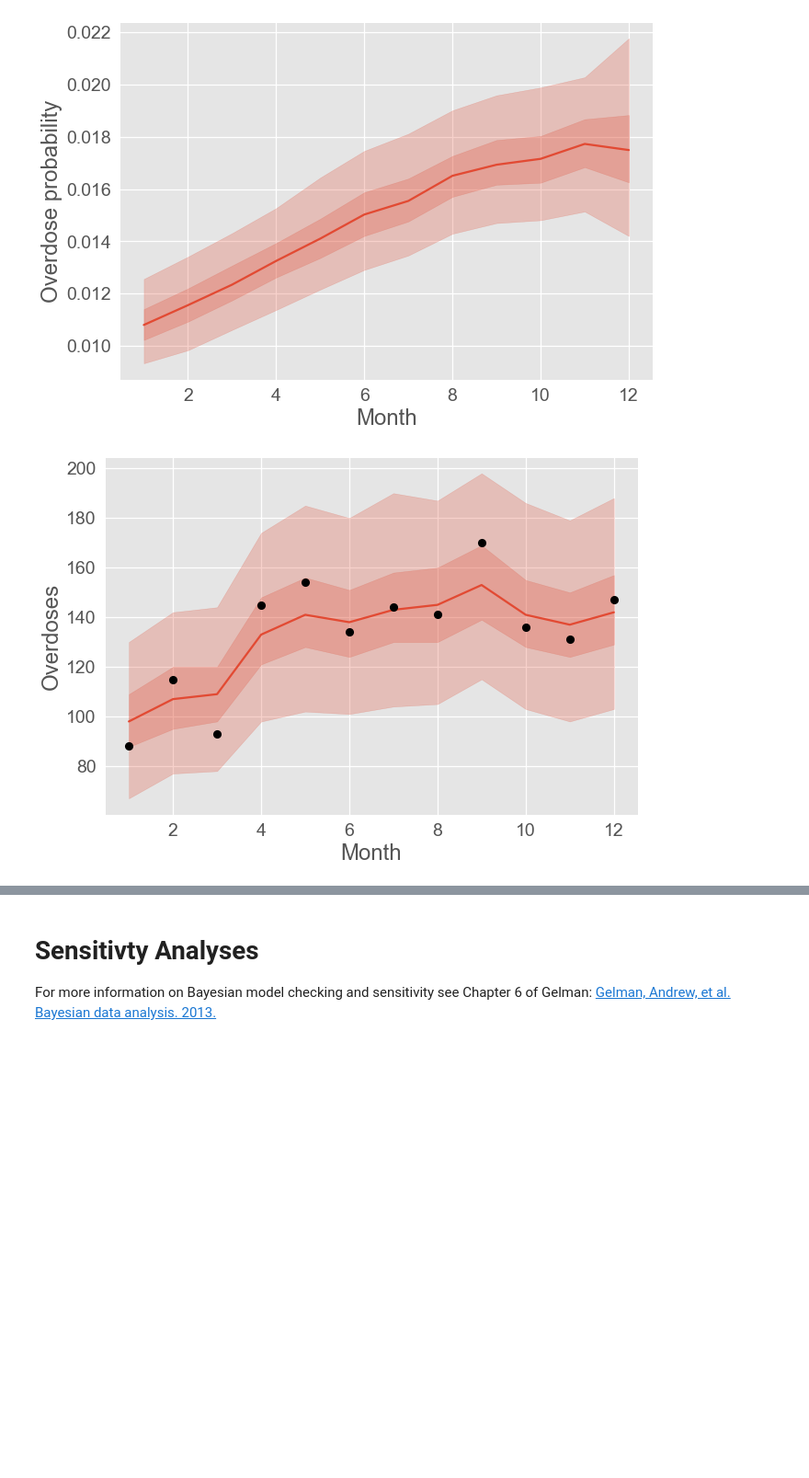
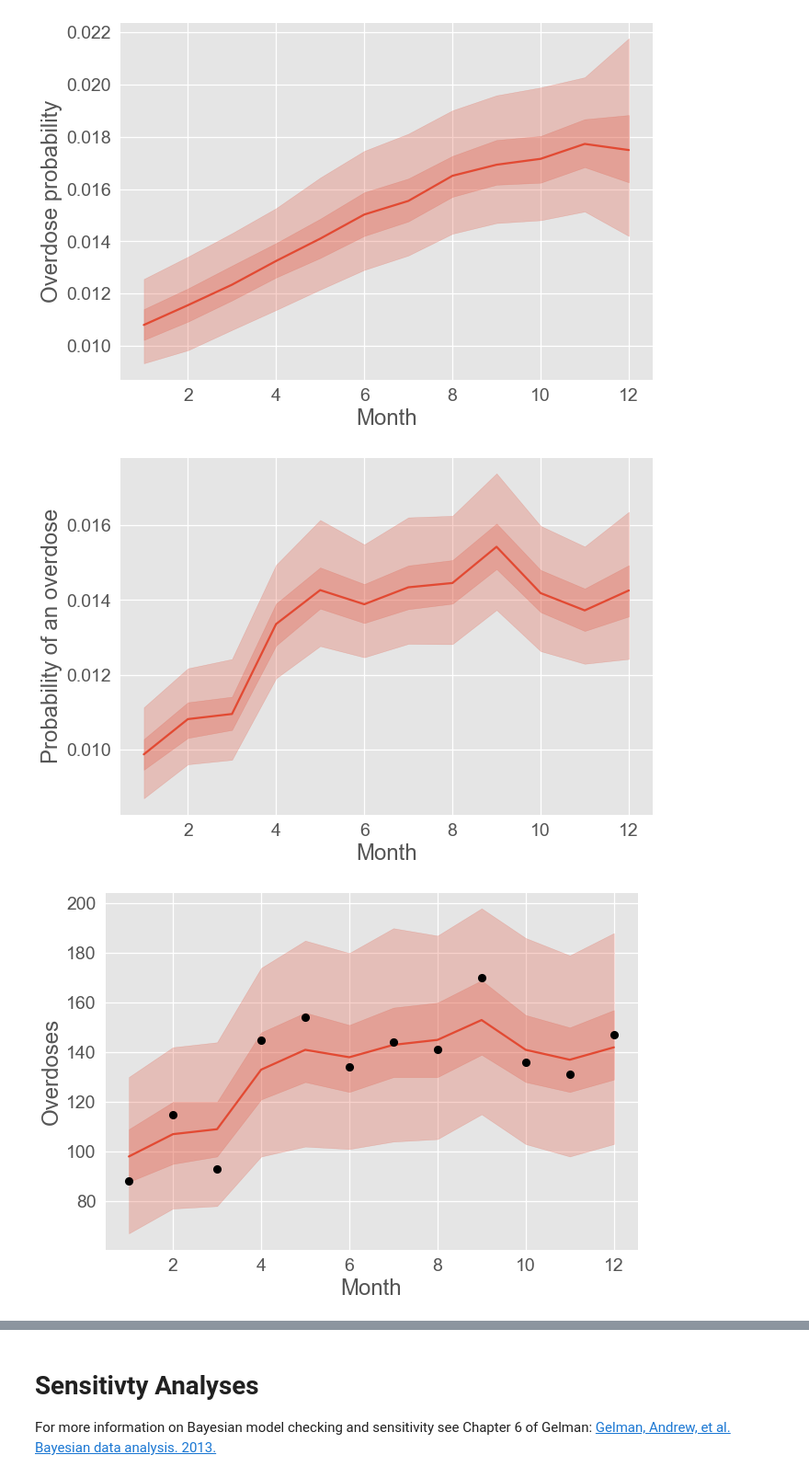
Before and after one commit to sempwn/overdose-model-intro, a Jupyter notebook: model_introduction.ipynb, the cells around one changed output, grey strips where cells are left out. Shown at 92% size. Cells and saved outputs as stored; diff of their text form; code cells hidden in the pictures; blank space fills up the shorter version.

```diff
--- a/model_introduction.ipynb
+++ b/model_introduction.ipynb
@@ -104,7 +107,8 @@ Data generated is a 1000 by 12 array
 
 Define a method to create a plot of the time-series data. For the method we use the [numpy docstring](https://numpydoc.readthedocs.io/en/latest/format.html). This provides a consistent way of documenting methods and makes it easier to use automatic documentation such as [sphinx](http://www.sphinx-doc.org/en/master/).
 # %%
-def plot_data_timeseries(ys, xs=None,xlabel='Month',ylabel='Overdoses'):
+def plot_data_timeseries(ys, xs=None,xlabel='Month',ylabel='Overdoses',new_plot=True,color = '#E24A33',
+                        label=None):
     '''
     Plot 95 percentiles and interquartile range draws of time series data
 
@@ -117,6 +121,12 @@ def plot_data_timeseries(ys, xs=None,xlabel='Month',ylabel='Overdoses'):
         1D array same size as ys 0 axis. Represents time-points
     xlabel : string
     ylabel : string
+    new_plot : boolean
+        used to indicate if plotting on a new figure
+    color : str
+        default color to plot
+    label : str
+        label for plot
 
     Returns
     -------
@@ -124,15 +134,16 @@ def plot_data_timeseries(ys, xs=None,xlabel='Month',ylabel='Overdoses'):
     None
 
     '''
-    color = '#E24A33'
+
     if xs is None:
         xs = np.arange(1,ys.shape[1]+1)
 
-    plt.figure();
+    if new_plot: plt.figure();
+
     lc,liqr,m,uiqr,uc = np.percentile(ys,[2.5,25.,50.,75.,97.5],axis=0);
     plt.fill_between(xs,lc,uc,alpha=0.25,color=color);
     plt.fill_between(xs,liqr,uiqr,alpha=0.25,color=color);
-    plt.plot(xs,m,color=color);
+    plt.plot(xs,m,color=color,label=label);
     plt.xlabel(xlabel); plt.ylabel(ylabel);
 # %%
 plot_data_timeseries(x)
@@ -753,8 +764,10 @@ with model:
 with model:
     posterior_ppc = pm.sample_ppc(posterior_trace)
 # %%
+plot_data_timeseries(posterior_trace['p'],ylabel='Probability of an overdose');
 # plot overdose ppc and data
 plot_data_timeseries(posterior_ppc['x']);
 plt.plot(np.arange(1,n_months+1),D,'ko');
 # %% [output]
-[figure, old version]
+[figure, new version]
+[figure, added]
```
Also changed, not shown: parts of 24 cells of this notebook, 5 other files.
